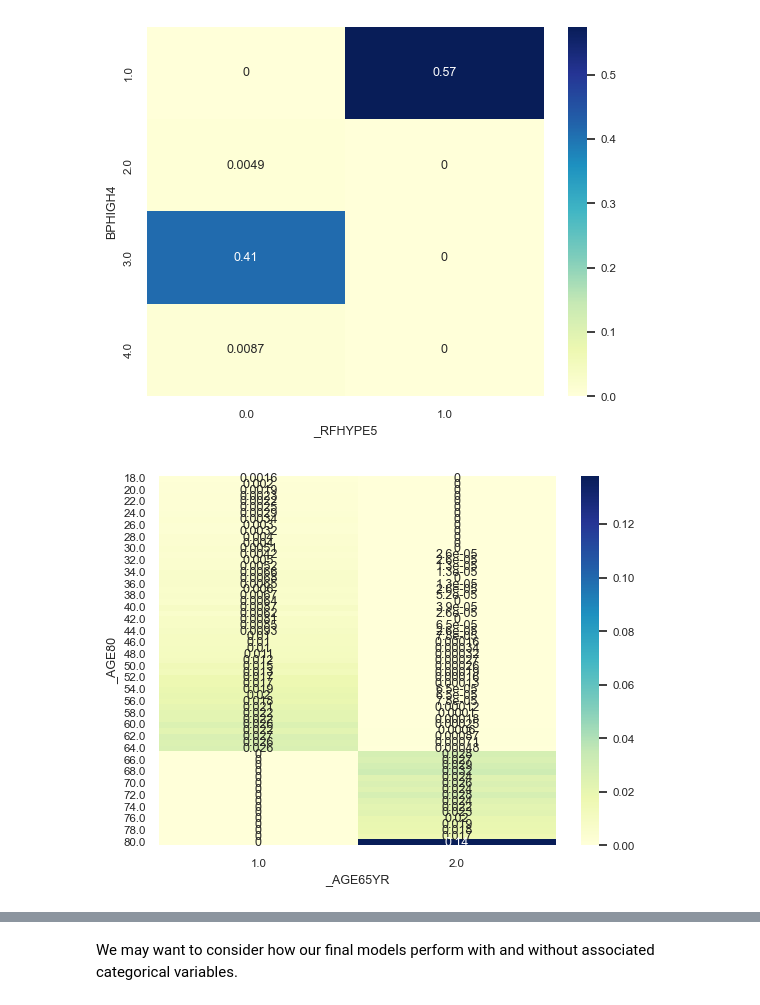
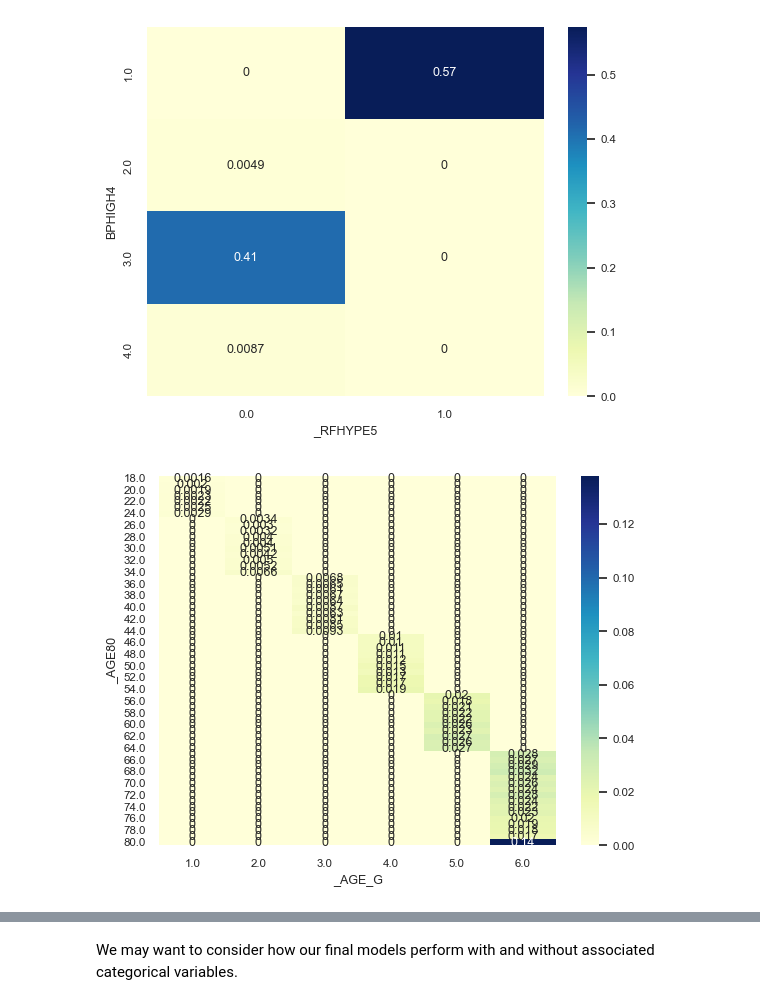
Before and after one commit to Madelinehazel/UofT_3253_term_project, a Jupyter notebook: notebooks/exploratory_analysis.ipynb, the cells around one changed output, grey strips where cells are left out. Saved outputs shown, nothing was run; the diff lists cells and outputs as text; code cells hidden in the pictures.

Commit message:
add feature-target plots

```diff
--- a/notebooks/exploratory_analysis.ipynb
+++ b/notebooks/exploratory_analysis.ipynb
@@ -127,0 +187,20 @@ plt.show()
+# %%
+sns.set(font_scale=1)
+corr = top_5_cont.corr()
+mask = np.zeros_like(corr, dtype=bool)
+mask[np.triu_indices_from(mask)] = True
+with sns.axes_style("white"):
+    ax1 = sns.heatmap(
+        corr,
+        vmax=1,
+        vmin=0,
+        square=True,
+        cbar_kws={"label": "Correlation Strength"},
+        annot=True,
+        fmt=".1f",
+        mask=mask,
+    )
+    ax1.set_title("Correlations among top five continuous features")
+plt.tight_layout()
+plt.savefig("../figures/top_5_continuous_correlation")
+plt.show()
@@ -254,9 +346,9 @@ plt.show()
 # %% [output]
 [figure]
 # %%
-contingency_table = pd.crosstab(X["_AGE80"], X["_AGE65YR"], normalize=True)
+contingency_table = pd.crosstab(X["_AGE80"], X["_AGE_G"], normalize=True)
 chi2, p, _, _ = chi2_contingency(contingency_table)
 sns.heatmap(contingency_table, annot=True, cmap="YlGnBu")
 plt.show()
 # %% [output]
-[figure, old version]
+[figure, new version]
```
Also changed, not shown: parts of 32 cells of this notebook.
